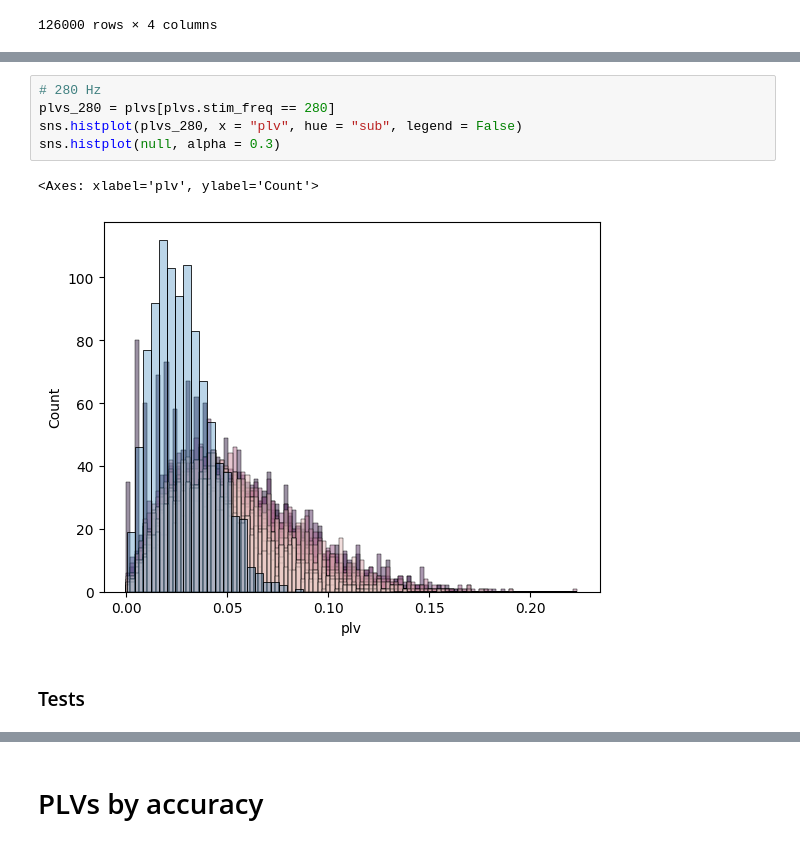
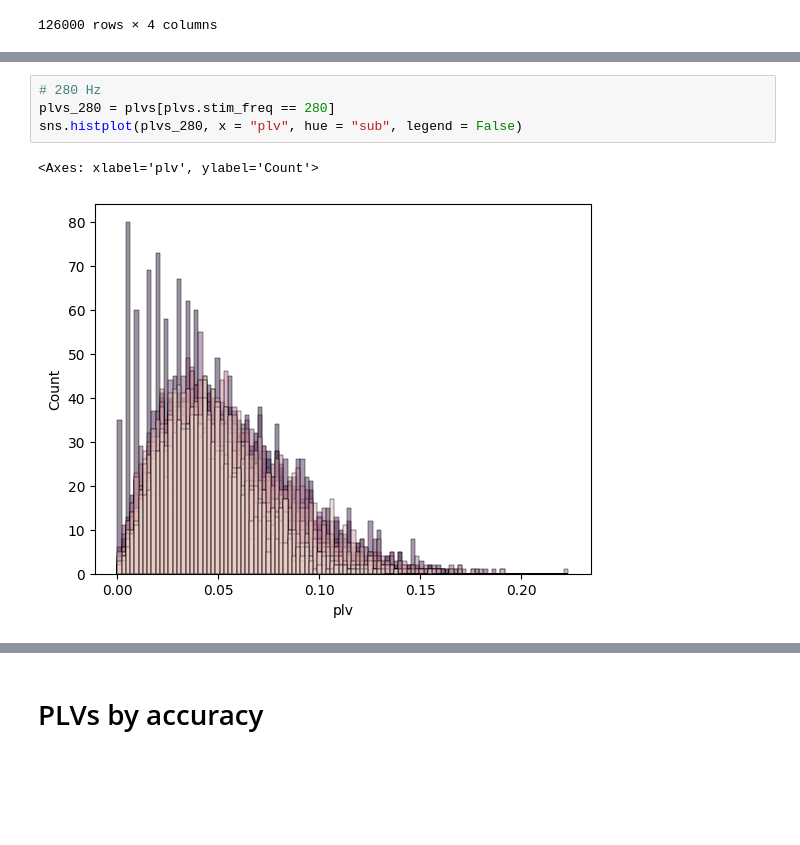
Before and after one commit to letitiayhho/tone-target-monitoring, a Jupyter notebook: analysis/plv.ipynb, the cells around one changed output, grey strips where cells are left out. Drawn from its saved outputs; the diff is of its cells as text; blank space fills up the shorter version.

```diff
--- a/analysis/plv.ipynb
+++ b/analysis/plv.ipynb
@@ -194,10 +176,7 @@ sns.histplot(null, alpha = 0.3)
 # %%
 # 280 Hz
 plvs_280 = plvs[plvs.stim_freq == 280]
 sns.histplot(plvs_280, x = "plv", hue = "sub", legend = False)
-sns.histplot(null, alpha = 0.3)
 # %% [output]
 <Axes: xlabel='plv', ylabel='Count'>
-[figure, old version]
+[figure, new version]
-# %% [markdown]
-### Tests
```
Also changed, not shown: parts of 32 cells of this notebook.
